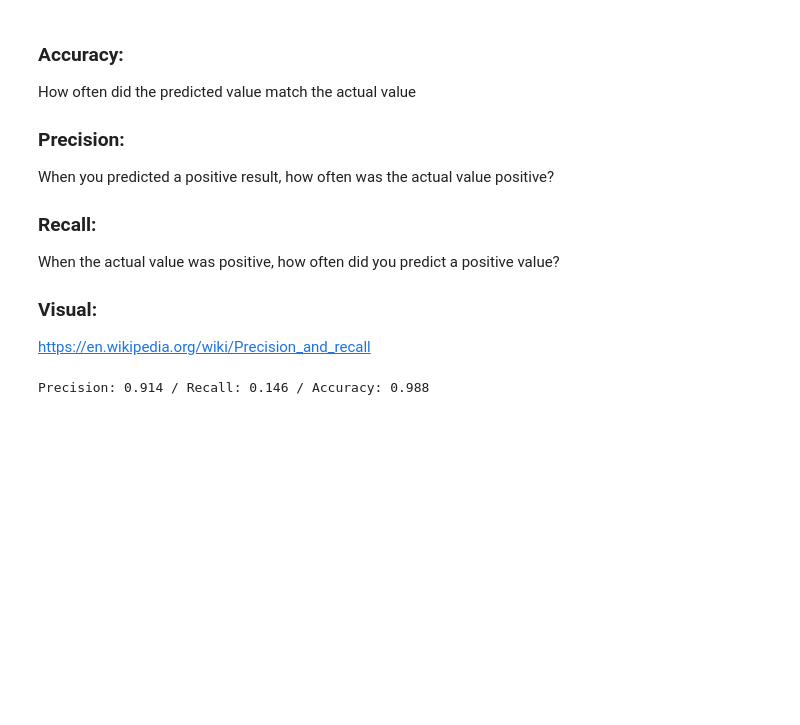
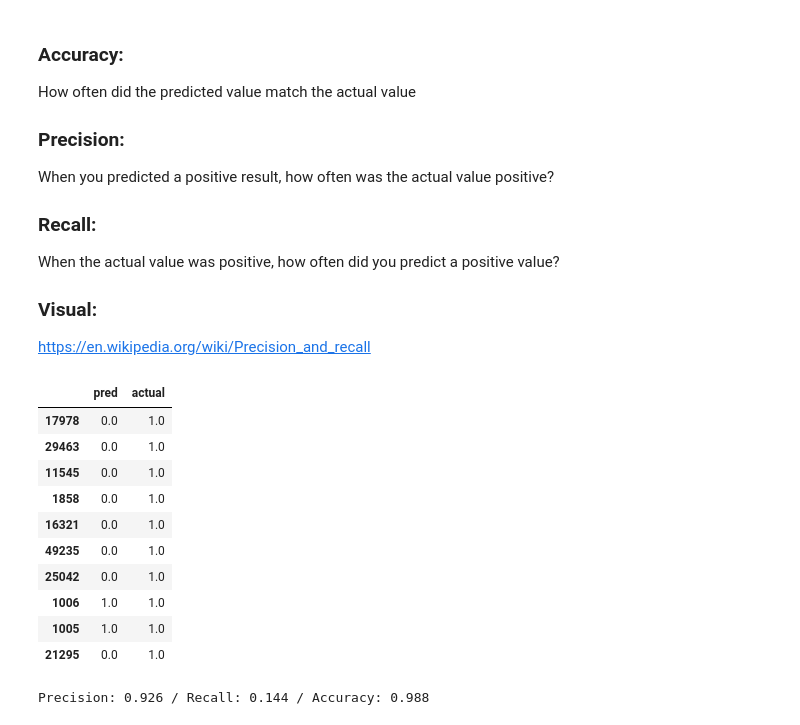
Before and after one commit to geoffswc/Covid-Test-Predictions, a Jupyter notebook: rf-estimates.ipynb, the cells around one changed output. Drawn from its saved outputs; the diff is of its cells as text; code cells hidden in the pictures; blank space fills up the shorter version.

```diff
--- a/rf-estimates.ipynb
+++ b/rf-estimates.ipynb
@@ -196,3 +196,8 @@ When the actual value was positive, how often did you predict a positive value?
 ### Visual:
 
 https://en.wikipedia.org/wiki/Precision_and_recall
+# %%
+# predict categories
+y_pred = symptom_clf.predict(df_symptoms.iloc[:, 2:-1])
+# %%
+df_pred = pd.DataFrame({'pred': y_pred, 'actual': df_symptoms['R']})
@@ -199,6 +206,20 @@ https://en.wikipedia.org/wiki/Precision_and_recall
+# %%
+df_pred.sort_values(['actual'], ascending=[0]).head(10)
+# %% [output]
+|  | pred | actual |
+| 17978 | 0.0 | 1.0 |
+| 29463 | 0.0 | 1.0 |
+| 11545 | 0.0 | 1.0 |
+| 1858 | 0.0 | 1.0 |
+| 16321 | 0.0 | 1.0 |
+| 49235 | 0.0 | 1.0 |
+| 25042 | 0.0 | 1.0 |
+| 1006 | 1.0 | 1.0 |
+| 1005 | 1.0 | 1.0 |
+| 21295 | 0.0 | 1.0 |
 # %%
 precision, recall, fscore, train_support = score(df_symptoms['R'], y_pred, pos_label=1, average='binary')
 print('Precision: {} / Recall: {} / Accuracy: {}'.format(
     round(precision, 3), round(recall, 3), round((y_pred==df_symptoms['R']).sum()/len(y_pred), 3)))
 # %% [output]
-Precision: 0.914 / Recall: 0.146 / Accuracy: 0.988
+Precision: 0.926 / Recall: 0.144 / Accuracy: 0.988
```
Also changed, not shown: parts of 20 cells of this notebook.
